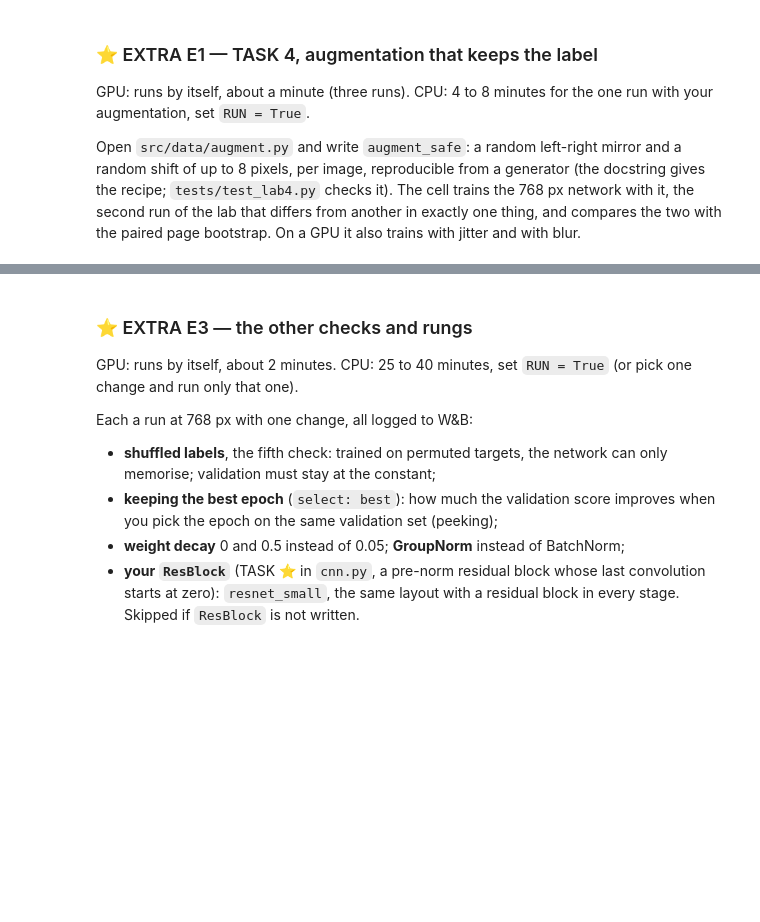
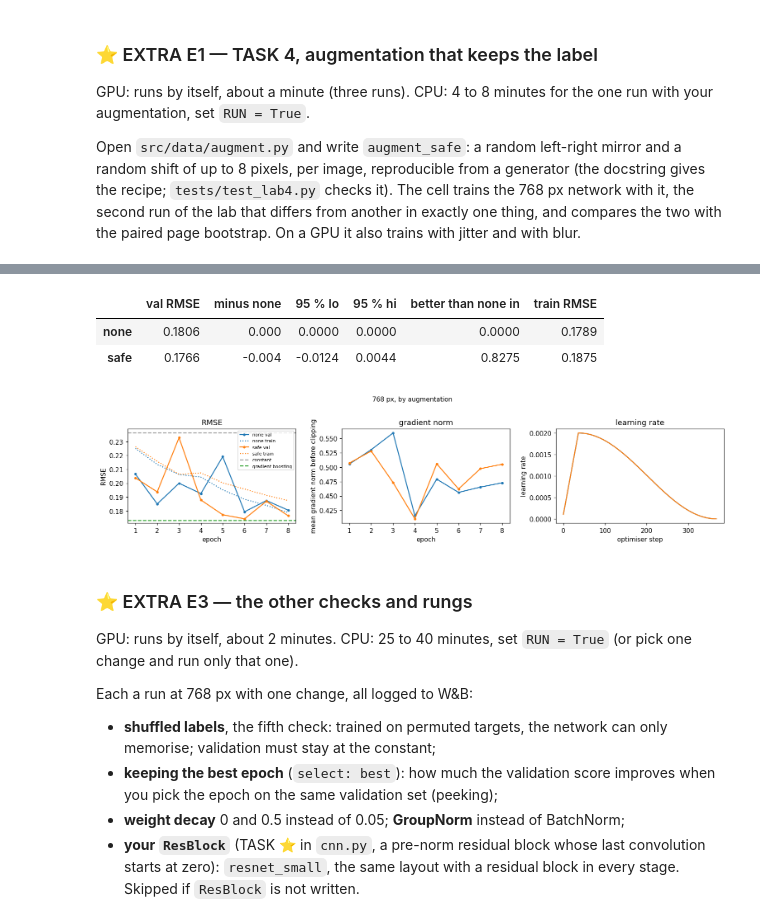
Before and after one commit to Adr1an11/dl2026-docphoto, a Jupyter notebook: lab_3_baseline/notebooks/lab4_cnn.ipynb, the cells around one changed output, grey strips where cells are left out. Cells and saved outputs as stored; diff of their text form; code cells hidden in the pictures; blank space fills up the shorter version.

```diff
--- a/lab_3_baseline/notebooks/lab4_cnn.ipynb
+++ b/lab_3_baseline/notebooks/lab4_cnn.ipynb
@@ -472,7 +605,7 @@ The cell trains the 768 px network with it, the second run of the lab that
 differs from another in exactly one thing, and compares the two with the
 paired page bootstrap. On a GPU it also trains with jitter and with blur.
 # %%
-RUN = EXTRA            # ⭐ EXTRA E1: set to True to run it on a CPU (4 to 8 minutes)
+RUN = True            # ⭐ EXTRA E1: set to True to run it on a CPU (4 to 8 minutes)
 if RUN:
     rows = {"none": run_b}
     for aug in (("safe", "jitter", "blur") if GPU else ("safe",)):
@@ -490,3 +623,4 @@ if RUN:
     curves({name: r for name, r in rows.items()}, "768 px, by augmentation")
 else:
     print("⭐ E1 skipped. The trial's numbers are in the table at stop 3.")
+# %% [output]
@@ -493,3 +636,7 @@ else:
+|  | val RMSE | minus none | 95 % lo | 95 % hi | better than none in | train RMSE |
+| none | 0.1806 | 0.000 | 0.0000 | 0.0000 | 0.0000 | 0.1789 |
+| safe | 0.1766 | -0.004 | -0.0124 | 0.0044 | 0.8275 | 0.1875 |
+[figure, added]
 # %% [markdown]
 ### ⭐ EXTRA E3 — the other checks and rungs
 
```
Also changed, not shown: parts of 16 cells of this notebook, 8 other files.
